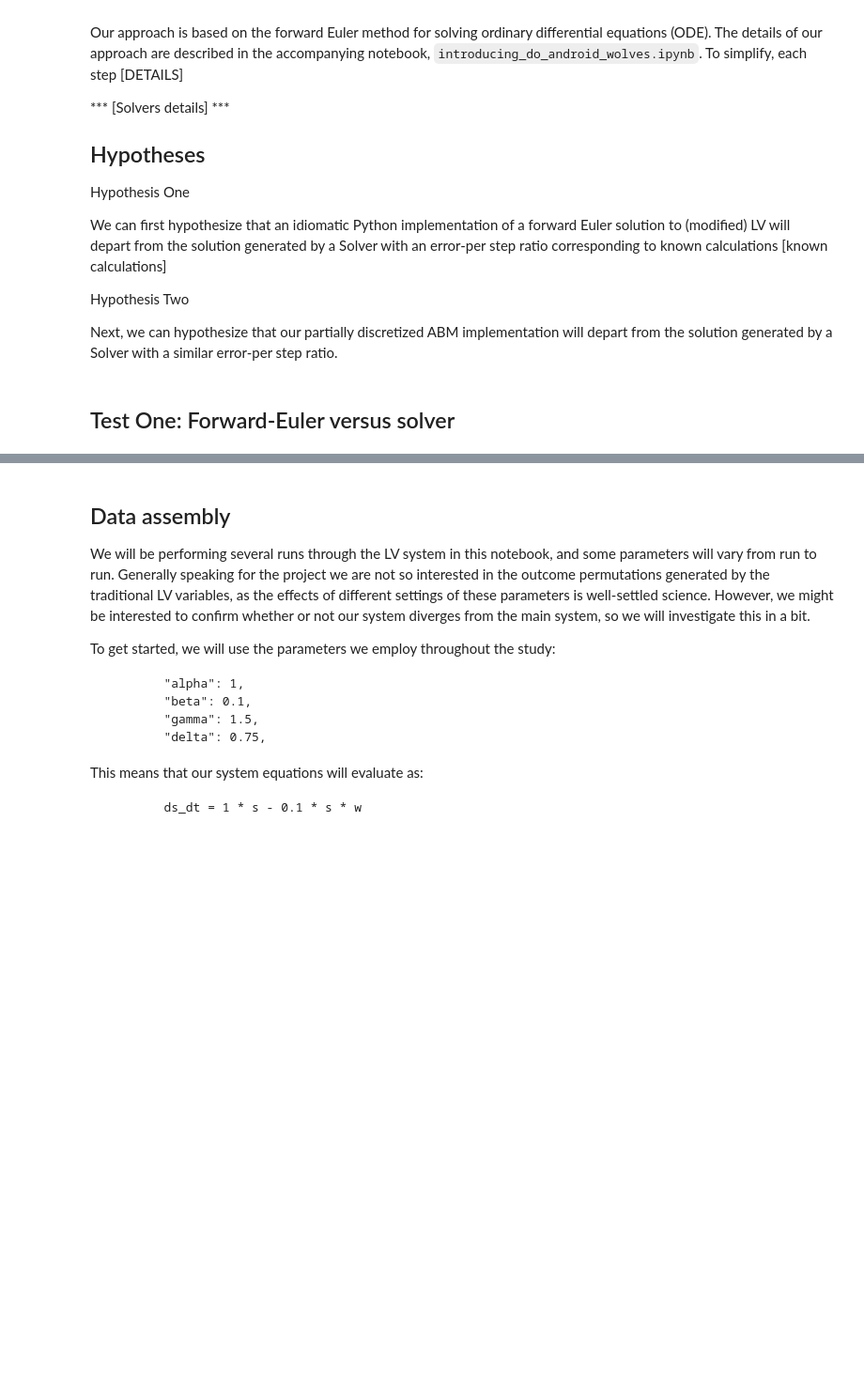
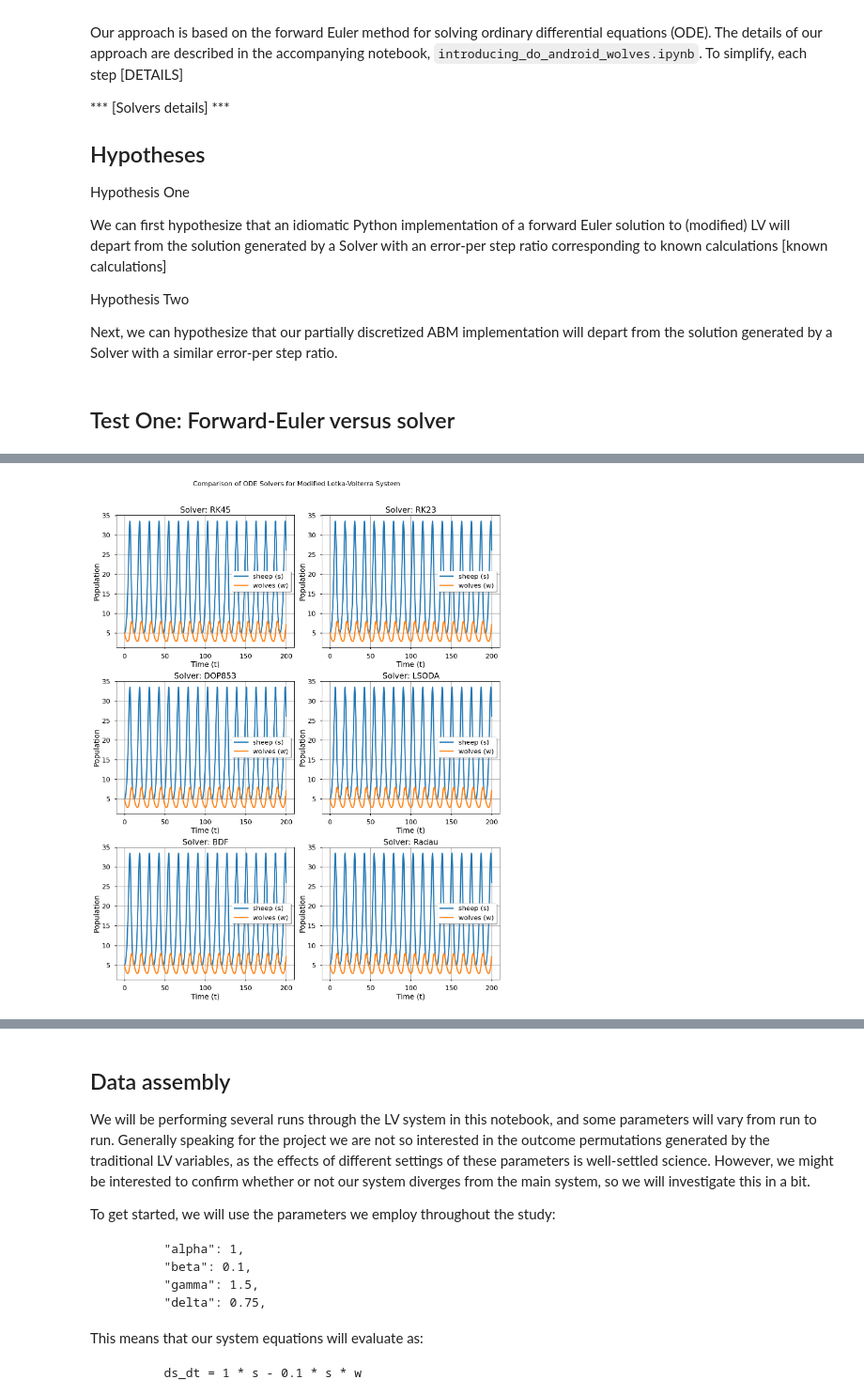
Before and after one commit to peterdresslar/do-android-wolves-dream-of-electric-sheep, a Jupyter notebook: notebooks/validation.ipynb, the cells around one changed output, grey strips where cells are left out. Shown: that part at 94% size. Drawn from its saved outputs; the diff is of its cells as text; code cells hidden in the pictures; blank space fills up the shorter version.

Commit message:
solvers

```diff
--- a/notebooks/validation.ipynb
+++ b/notebooks/validation.ipynb
@@ -118,0 +90,70 @@ def ivp_solver(x, t, alpha, beta, gamma, delta, method):  # noqa
+# %%
+def modified_lotkavolterra(t, x, a, b, c, d):
+    s, w = x
+    return [a*s - b*s*w, -c*w + b*d*s*w]
+
+
+# Solve the ODE
+def solve_mlv(x, max_step, a, b, c, d, method):
+    S = integrate.solve_ivp(
+        modified_lotkavolterra,
+        [0, max_step],
+        x,
+        args=(a, b, c, d),
+        method=method,
+        rtol=1.49012e-8,
+        atol=1.49012e-8,
+        dense_output=True
+    )
+    return S
+
+alpha = 1.0
+beta = 0.2
+gamma = 0.3
+delta = 0.1
+x = [5, 5]
+max_step = 200
+
+solvers = ["RK45", "RK23", "DOP853", "LSODA", "BDF", "Radau"]
+
+# default: RK45
+S1 = solve_mlv(x, max_step, alpha, beta, gamma, delta, solvers[0])
+S2 = solve_mlv(x, max_step, alpha, beta, gamma, delta, solvers[1])
+S3 = solve_mlv(x, max_step, alpha, beta, gamma, delta, solvers[2])
+S4 = solve_mlv(x, max_step, alpha, beta, gamma, delta, solvers[3])
+S5 = solve_mlv(x, max_step, alpha, beta, gamma, delta, solvers[4])
+S6 = solve_mlv(x, max_step, alpha, beta, gamma, delta, solvers[5])
+
+solutions = [S1, S2, S3, S4, S5, S6]
+
+for i, sol in enumerate(solutions):
+    print(f"Solver: {solvers[i]}")
+    print(f"Final sheep: {sol.y[0][-1]}")
+    print(f"Final wolves: {sol.y[1][-1]}")
+    print("\n")
+
+print("Mean Results:")
+print(f"Final sheep: {np.mean([sol.y[0][-1] for sol in solutions])}")
+print(f"Final wolves: {np.mean([sol.y[1][-1] for sol in solutions])}")
+print("\n")
+
+# Plot using np.linspace from the scipy example
+t = np.linspace(0, max_step, 2000)
+
+fig, axes = plt.subplots(3, 2, figsize=(14, 18))
+fig.suptitle('Comparison of ODE Solvers for Modified Lotka-Volterra System', fontsize=16)
+axes = axes.flatten()
+
+for i, sol in enumerate(solutions):
+    z = sol.sol(t)
+    ax = axes[i]
+    ax.plot(t, z.T)
+    ax.set_xlabel('Time (t)')
+    ax.set_ylabel('Population')
+    ax.legend(['sheep (s)', 'wolves (w)'], shadow=True)
+    ax.set_title(f'Solver: {solvers[i]}')
+    ax.grid(True)
+
+plt.tight_layout(rect=[0, 0, 1, 0.96])
+plt.show()
+# %% [output]
@@ -118,0 +177 @@ def ivp_solver(x, t, alpha, beta, gamma, delta, method):  # noqa
+[figure, added]
```
Also changed, not shown: parts of 14 cells of this notebook.
